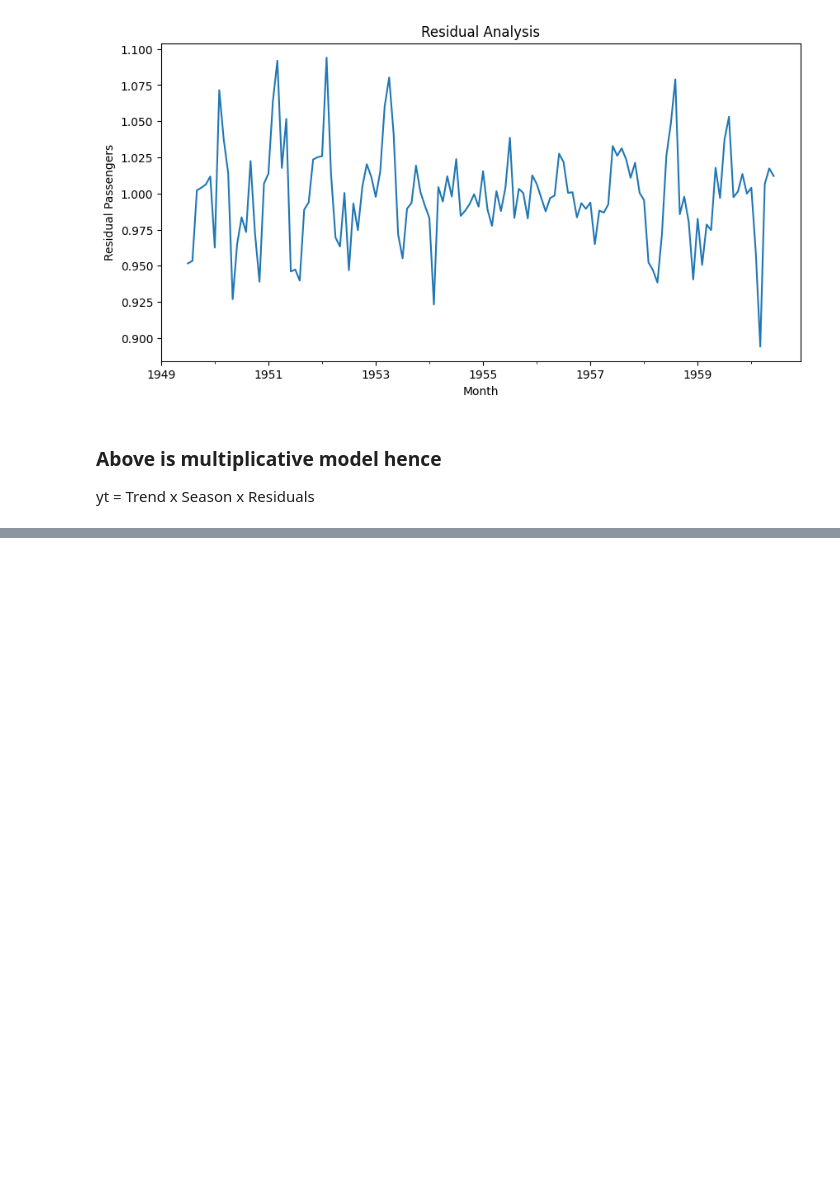
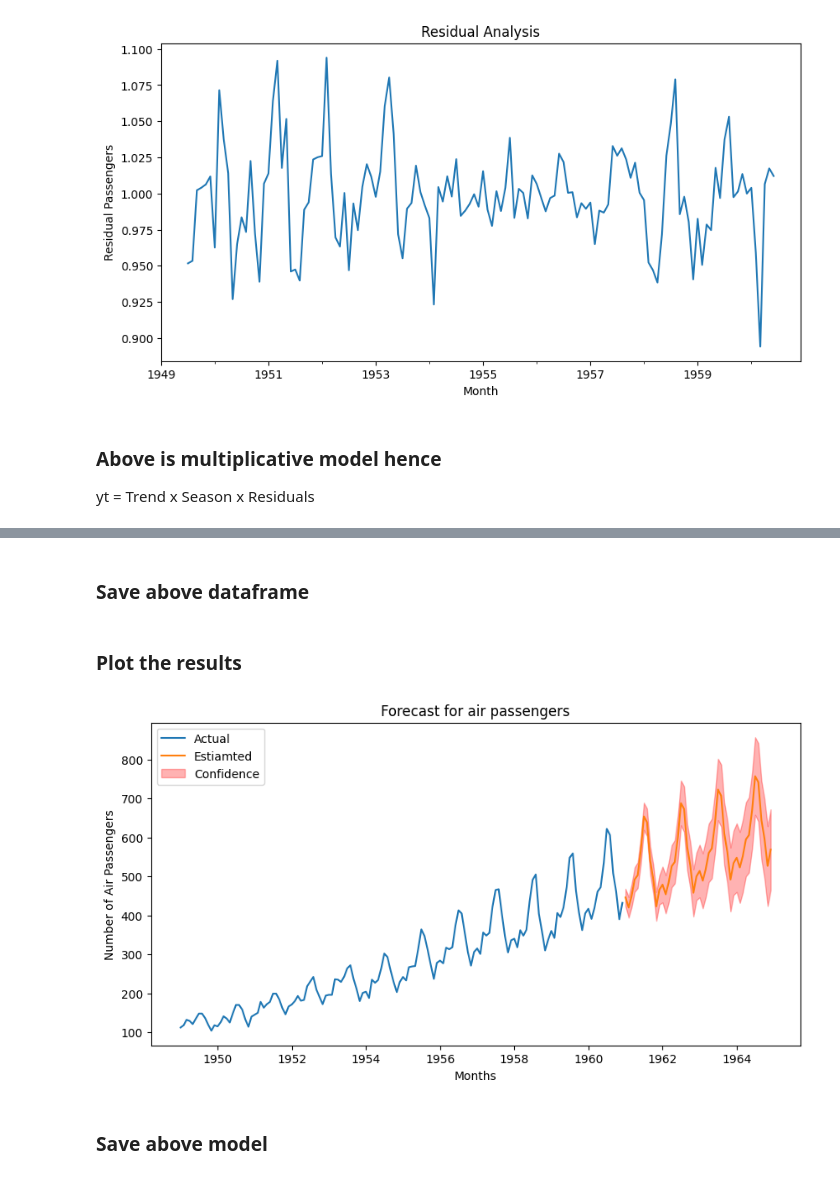
Before and after one commit to utkarshg1/Test1, a Jupyter notebook: Time_Series_Analysis.ipynb, the cells around one changed output, grey strips where cells are left out. Cells and saved outputs as stored; diff of their text form; code cells hidden in the pictures; blank space fills up the shorter version.

```diff
--- a/Time_Series_Analysis.ipynb
+++ b/Time_Series_Analysis.ipynb
@@ -113,0 +138,2 @@ yt = Trend x Season x Residuals
+# %%
+forecast, conf = model.predict(n_periods=48, return_conf_int=True)
@@ -113,0 +181,7 @@ yt = Trend x Season x Residuals
+# %%
+forecast = forecast.to_frame()
+forecast.columns = ["forecast"]
+# %%
+forecast[["lower", "upper"]] = conf
+# %%
+forecast = forecast.round(0)
@@ -113,0 +208,2 @@ yt = Trend x Season x Residuals
+# %% [markdown]
+### Save above dataframe
@@ -113,0 +212,17 @@ yt = Trend x Season x Residuals
+# %% [markdown]
+### Plot the results
+# %%
+plt.figure(figsize=(10, 5))
+plt.plot(df["Passengers"], label="Actual")
+plt.plot(forecast["forecast"], label="Estiamted")
+plt.fill_between(
+    forecast.index, forecast["lower"], forecast["upper"], alpha=0.3, label="Confidence", color="red")
+plt.xlabel("Months")
+plt.ylabel("Number of Air Passengers")
+plt.title("Forecast for air passengers")
+plt.legend()
+plt.show()
+# %% [output]
+[figure, added]
+# %% [markdown]
+### Save above model
```
Also changed, not shown: parts of 15 cells of this notebook.
